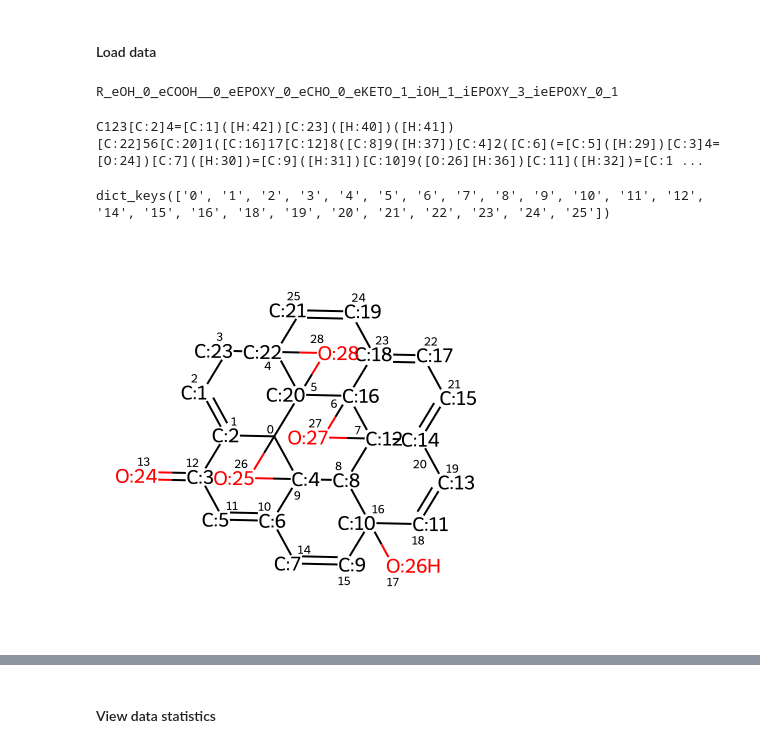
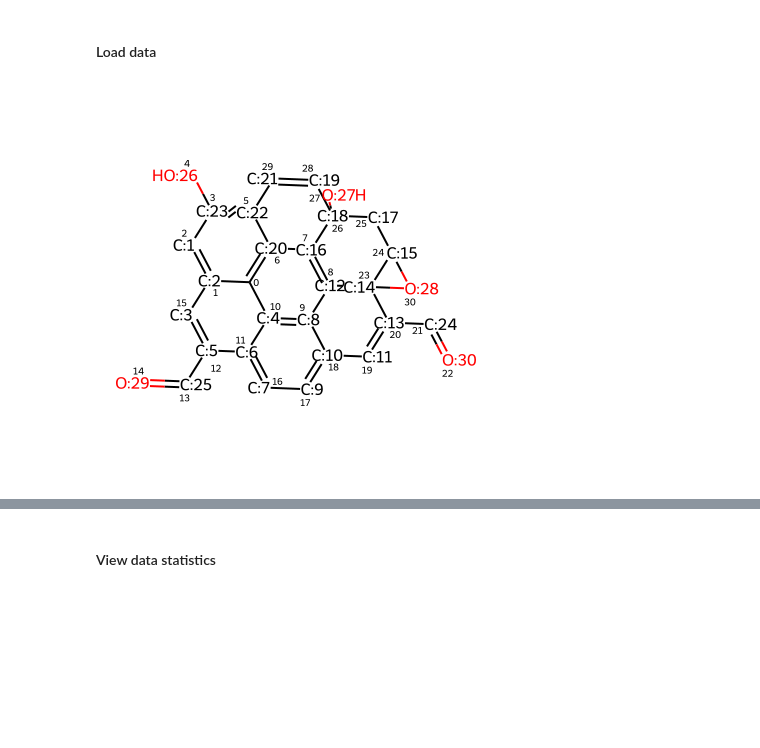
Before and after one commit to sam-j-hall/GNN-XAS-GO, a Jupyter notebook: view_data.ipynb, the cells around one changed output, grey strips where cells are left out. Cells and saved outputs as stored; diff of their text form; code cells hidden in the pictures; blank space fills up the shorter version.

Commit message:
Change view data to read pkl

```diff
--- a/view_data.ipynb
+++ b/view_data.ipynb
@@ -17,35 +17,15 @@ import matplotlib.pyplot as plt
 # %% [markdown]
 #### Load data
 # %%
-# Load data from json file into dictionary
-with open('./raw/data_coronene.json', 'rb') as file:
-    dict = json.load(file)
+# Load data from pickl file
+data_file = open('./raw/data_coronene_voigt.pkl', 'rb')
+data = pkl.load(data_file)
-# %%
-# Get the name IDs for all molecules
-ids = list(dict[0].keys())
-# First molecule name ID in list
-name = ids[21]
-print(name)
-# %% [output]
-R_eOH_0_eCOOH__0_eEPOXY_0_eCHO_0_eKETO_1_iOH_1_iEPOXY_3_ieEPOXY_0_1
-# %%
-# First item in list is dictionary of mol names and SMILES
-print(dict[0][name])
-# %% [output]
-C123[C:2]4=[C:1]([H:42])[C:23]([H:40])([H:41])[C:22]56[C:20]1([C:16]17[C:12]8([C:8]9([H:37])[C:4]2([C:6](=[C:5]([H:29])[C:3]4=[O:24])[C:7]([H:30])=[C:9]([H:31])[C:10]9([O:26][H:36])[C:11]([H:32])=[C:1 ...
-# %%
-# Second item is individual atom spectra dictionary of mol name
-spec = dict[1][name]
-# with each key being the atom index
-print(spec.keys())
-# %% [output]
-dict_keys(['0', '1', '2', '3', '4', '5', '6', '7', '8', '9', '10', '11', '12', '14', '15', '16', '18', '19', '20', '21', '22', '23', '24', '25'])
 # %%
 IPythonConsole.drawOptions.addAtomIndices=True
 IPythonConsole.drawOptions.annotationFontScale=0.6
 IPythonConsole.molSize = 400,400
 # Show the molecule with RDKit
-mol = Chem.MolFromSmiles(dict[0][name])
+mol = Chem.MolFromSmiles(data.iloc[0]['SMILES'])
 mol
 # %% [output]
-[figure, old version]
+[figure, new version]
```
Also changed, not shown: parts of 4 cells of this notebook.
